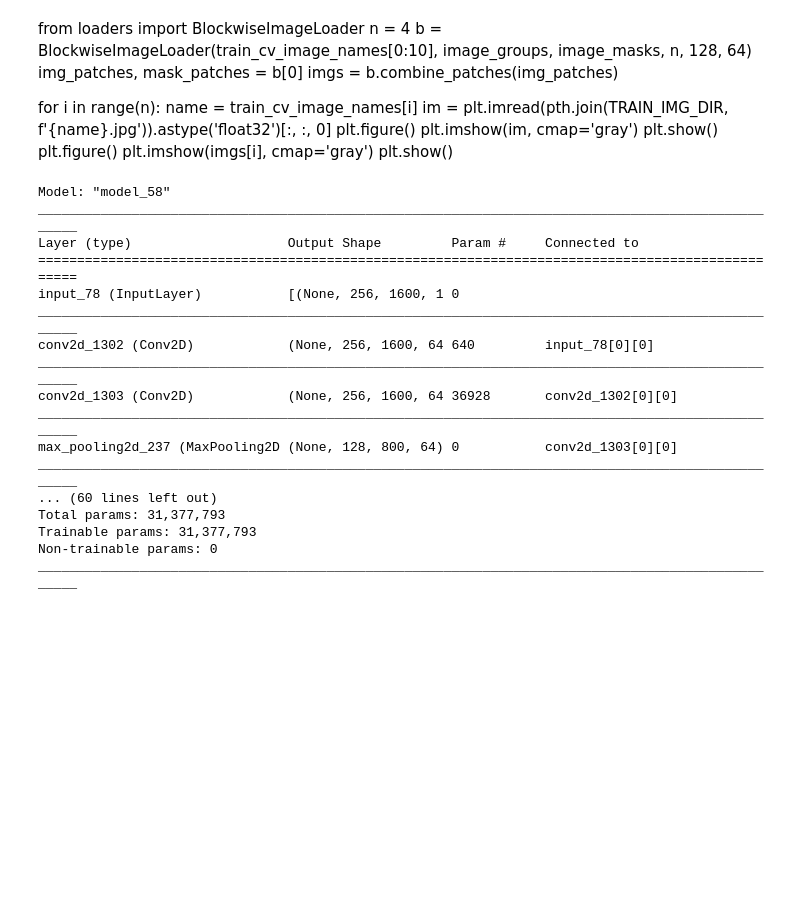
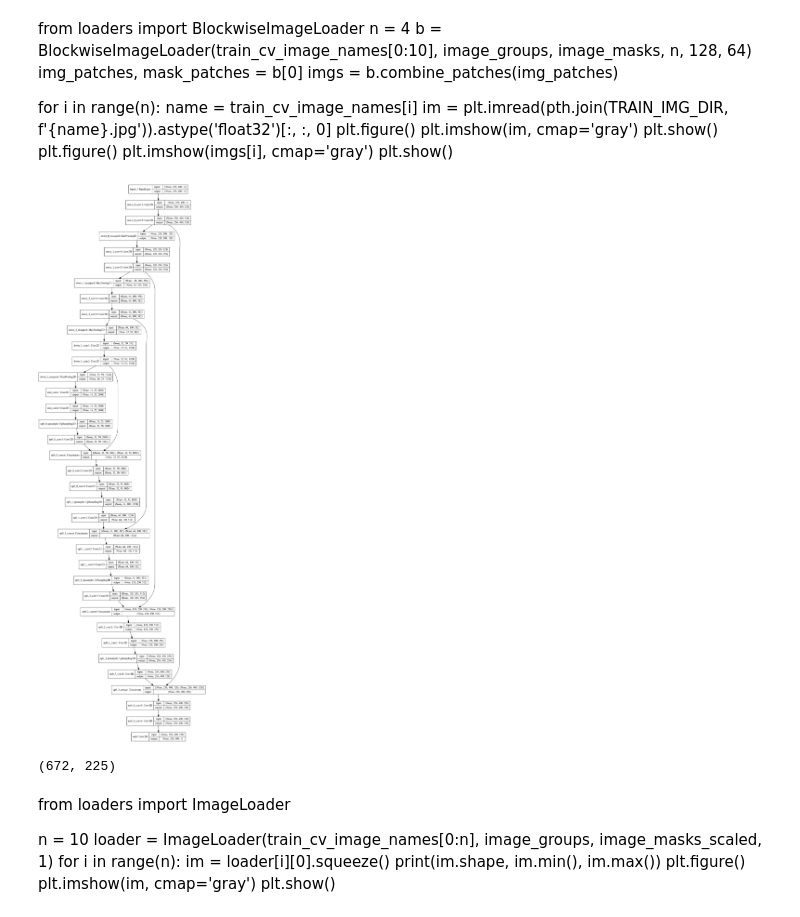
Before and after one commit to lisphacker/kaggle_severstal_steel_defect, a Jupyter notebook: notebooks/autoencoder.ipynb, the cells around one changed output. Saved outputs shown, nothing was run; the diff lists cells and outputs as text; code cells hidden in the pictures; blank space fills up the shorter version.

```diff
--- a/notebooks/autoencoder.ipynb
+++ b/notebooks/autoencoder.ipynb
@@ -65,30 +78,42 @@ for i in range(n):
 # %%
 from models import SimpleAE, SimpleInception, UNet
 
-model = UNet()
+OUTPUT_CHANNEL = 1
+NUM_OUTPUTS = 4 if OUTPUT_CHANNEL is None else 1
+
+model = UNet(4, 64, num_outputs=NUM_OUTPUTS)
 model.build_model()
-model.summary()
+#model.summary()
-# %% [output]
-Model: "model_58"
-__________________________________________________________________________________________________
-Layer (type)                    Output Shape         Param #     Connected to
-==================================================================================================
-input_78 (InputLayer)           [(None, 256, 1600, 1 0
-__________________________________________________________________________________________________
-conv2d_1302 (Conv2D)            (None, 256, 1600, 64 640         input_78[0][0]
-__________________________________________________________________________________________________
-conv2d_1303 (Conv2D)            (None, 256, 1600, 64 36928       conv2d_1302[0][0]
-__________________________________________________________________________________________________
-max_pooling2d_237 (MaxPooling2D (None, 128, 800, 64) 0           conv2d_1303[0][0]
-__________________________________________________________________________________________________
-... (60 lines left out)
-Total params: 31,377,793
-Trainable params: 31,377,793
-Non-trainable params: 0
-__________________________________________________________________________________________________
+# %%
+tf.keras.utils.plot_model(
+    model.model,
+    to_file='model.png',
+    show_shapes=True,
+    show_layer_names=True,
+    rankdir='TB'
+)
+# %% [output]
+[figure, added]
 # %%
-image_names = list(data[data.nmasks > 0].imageid.unique())[0:1000]
+if OUTPUT_CHANNEL is None:
+    image_names = list(data[data.nmasks > 0].imageid.unique())[0:1000]
+else:
+    image_names = list(data[(data.classid == OUTPUT_CHANNEL) & data.mask_present].imageid.unique())[0:1000]
+
 train_cv_image_names, test_image_names = train_test_split(image_names)
 len(train_cv_image_names), len(test_image_names)
+# %% [output]
+(672, 225)
+# %% [markdown]
+from loaders import ImageLoader
+
+n = 10
+loader = ImageLoader(train_cv_image_names[0:n], image_groups, image_masks_scaled, 1)
+for i in range(n):
+    im = loader[i][0].squeeze()
+    print(im.shape, im.min(), im.max())
+    plt.figure()
+    plt.imshow(im, cmap='gray')
+    plt.show()
 # %%
 from loaders import ImageLoader, BlockwiseImageLoader
```
Also changed, not shown: parts of 11 cells of this notebook, 4 other files.
